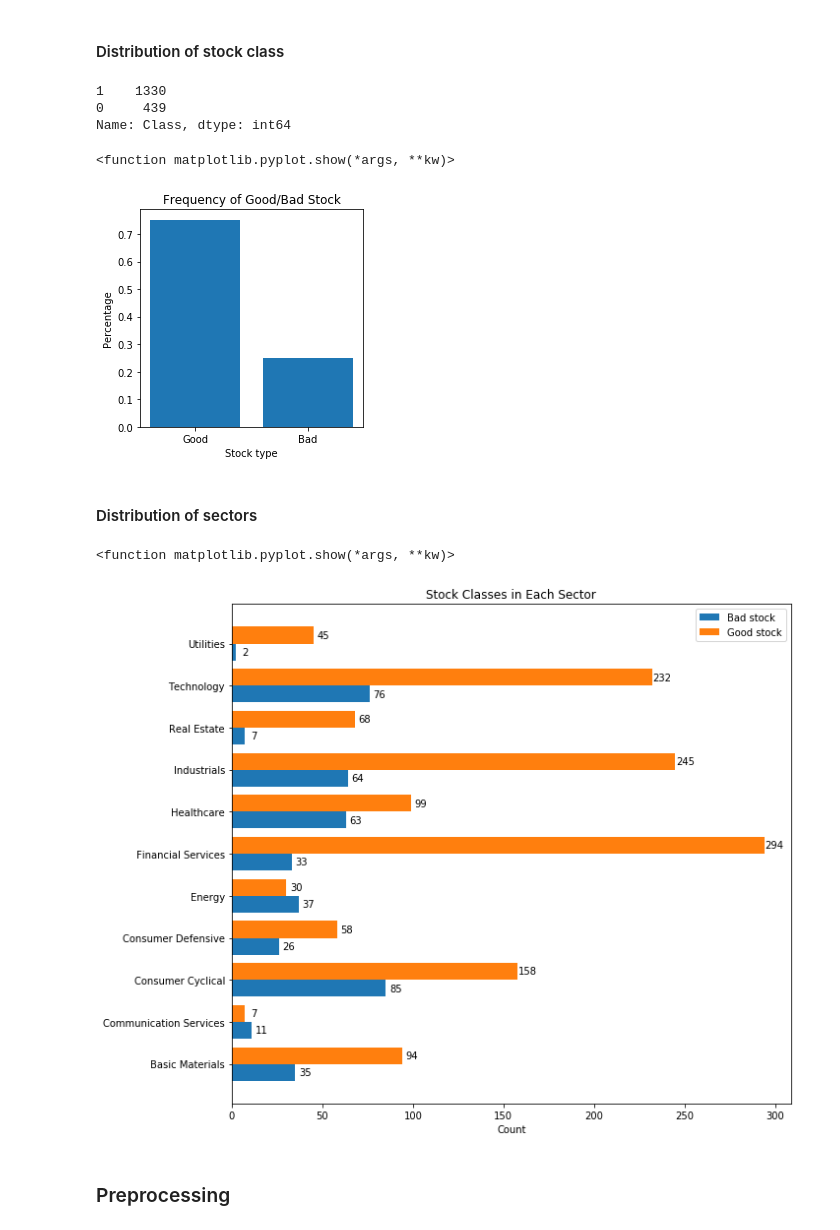
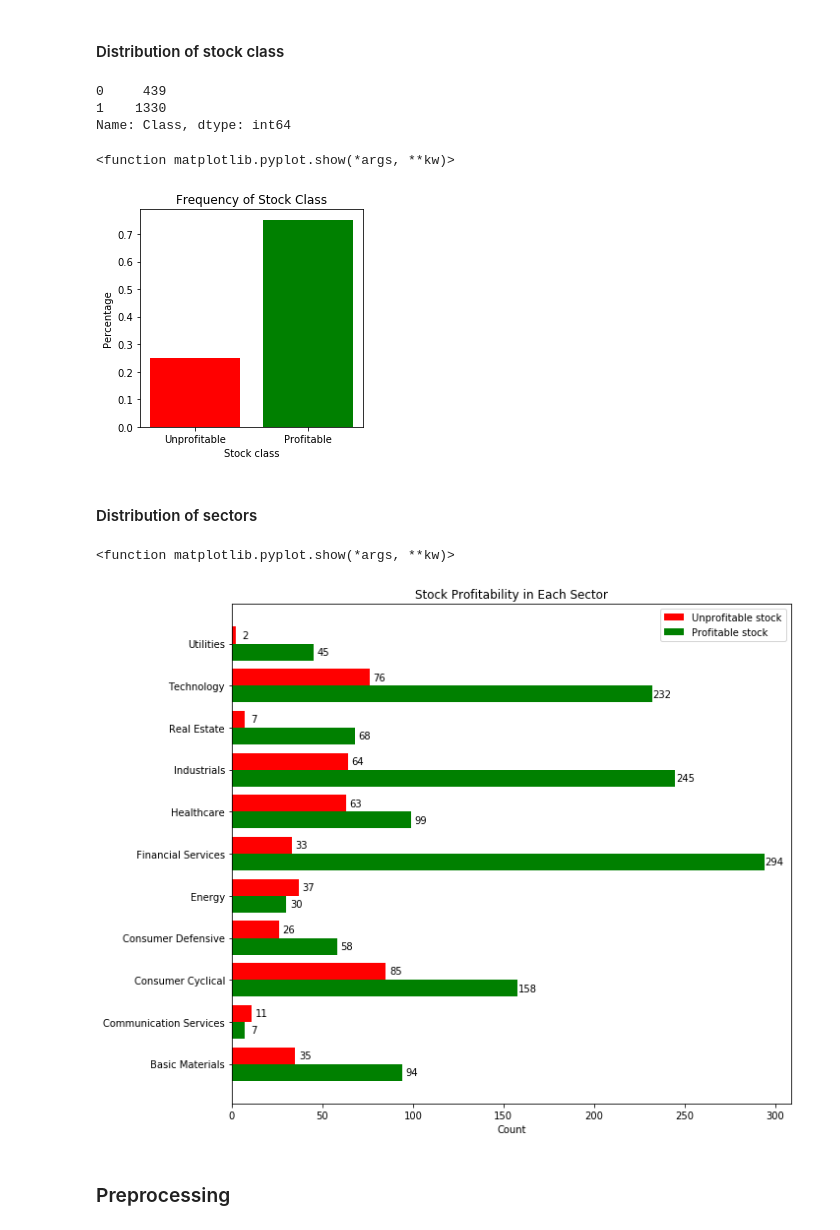
Before and after one commit to ahuang95/Stock-Profitability-Prediction, a Jupyter notebook: final_code.ipynb, the cells around one changed output. Cells and saved outputs as stored; diff of their text form; code cells hidden in the pictures.

```diff
--- a/final_code.ipynb
+++ b/final_code.ipynb
@@ -721,8 +745,6 @@ dump(dt_model_2,'dt_model_2.joblib')
 ## Evaluate models with data from other years
 # %% [markdown]
 ### Load Data
-# %%
-df_2018 = files_list[4]
 # %%
 df_2018.shape
 # %% [output]
@@ -751,26 +773,26 @@ Dimension of after removing outliers dataset: (1769, 143)
 # %% [markdown]
 #### Distribution of stock class
 # %%
-df_2018['Class'].value_counts()
+df_2018['Class'].value_counts().sort_index()
 # %% [output]
+0     439
 1    1330
-0     439
 Name: Class, dtype: int64
 # %%
 plt.figure(figsize=(4,4))
-class_perc = df_2018['Class'].value_counts()/len(df_2018)
-# Notes 70% of stocks are bad stocks
+class_perc = df_2018['Class'].value_counts().sort_index()/len(df_2018)
 
-plt.bar(range(2), class_perc.values)
-plt.title("Frequency of Good/Bad Stock")
-plt.xticks(range(2),("Good","Bad"))
-plt.xlabel("Stock type")
+plt.bar(range(2), class_perc.values, color=("Red","Green"))
+plt.title("Frequency of Stock Class")
+plt.xticks(range(2),("Unprofitable","Profitable"))
+plt.xlabel("Stock class")
 plt.ylabel("Percentage")
 
+#plt.savefig('/Graph/stock_class_2017.png', dpi=100)
 plt.show
 # %% [output]
 <function matplotlib.pyplot.show(*args, **kw)>
-[figure, old version]
+[figure, new version]
 # %% [markdown]
 #### Distribution of sectors
 # %%
@@ -784,10 +806,10 @@ width = 0.4
 
 fig, ax = plt.subplots(figsize=(10,8))
 
-rects1 = ax.barh(y - width/2, sector_counts_0.values, width, label='Bad stock')
-rects2 = ax.barh(y + width/2, sector_counts_1.values, width, label='Good stock')
+rects1 = ax.barh(y + width/2, sector_counts_0.values, width, label='Unprofitable stock', color="Red")
+rects2 = ax.barh(y - width/2, sector_counts_1.values, width, label='Profitable stock', color="Green")
 
-ax.set_title("Stock Classes in Each Sector")
+ax.set_title("Stock Profitability in Each Sector")
 ax.set_xlabel('Count')
 ax.set_yticks(y)
 ax.set_yticklabels(labels)
@@ -807,10 +829,12 @@ autolabel(rects1)
 autolabel(rects2)
 
 fig.tight_layout()
+
+#fig.savefig('/Graph/final_sector_plot-original.png', dpi=100)
 plt.show
 # %% [output]
 <function matplotlib.pyplot.show(*args, **kw)>
-[figure, old version]
+[figure, new version]
 # %% [markdown]
 ### Preprocessing
 # %% [markdown]
```
Also changed, not shown: parts of 22 cells of this notebook.
